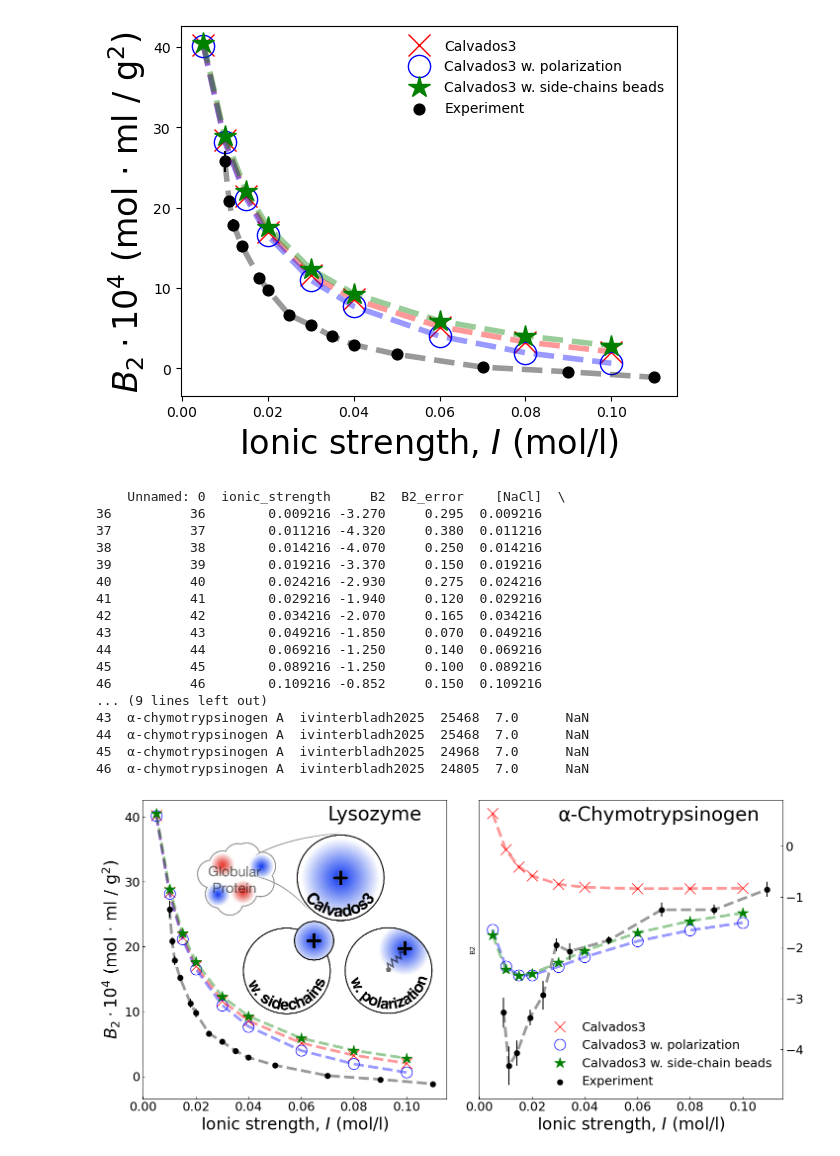
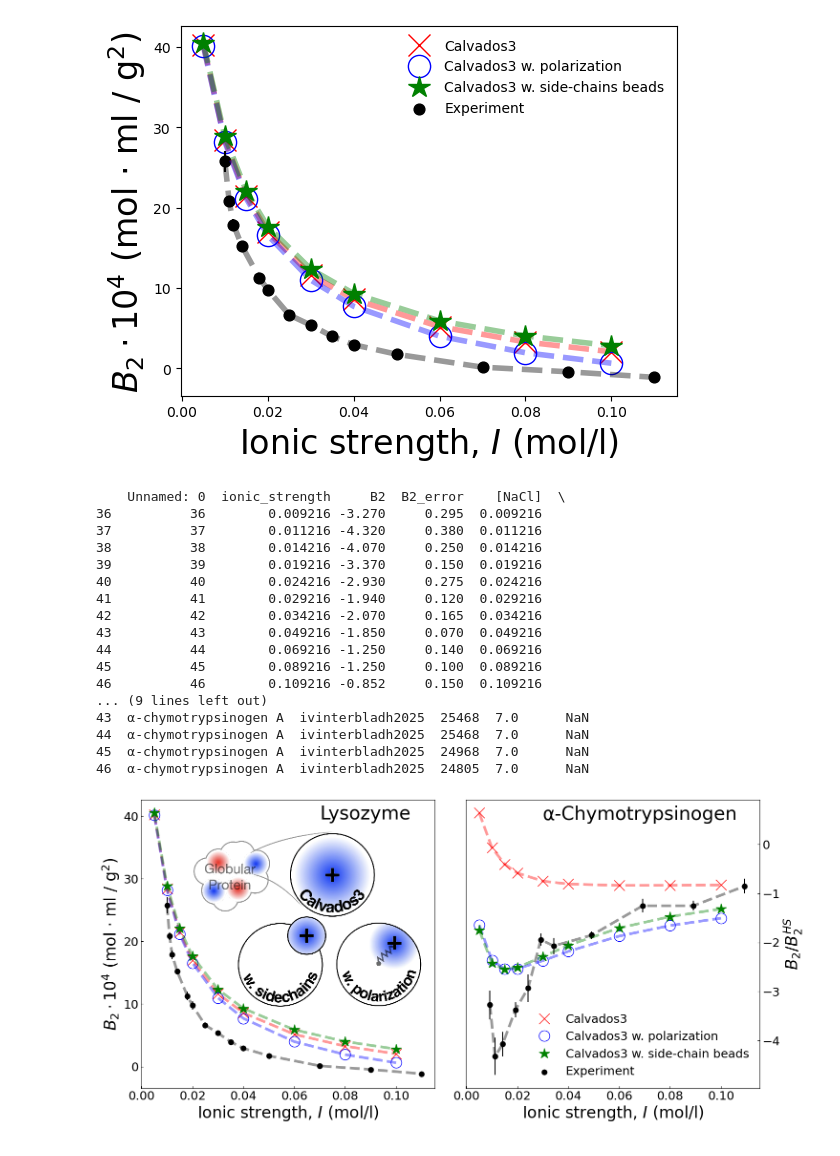
Before and after one commit to mlund/SI-pose-exploration, a Jupyter notebook: protein_b2/plot.ipynb, the cells around one changed output. Drawn from its saved outputs; the diff is of its cells as text; code cells hidden in the pictures.

Commit message:
updated lys-cgn graph

```diff
--- a/protein_b2/plot.ipynb
+++ b/protein_b2/plot.ipynb
@@ -127,6 +127,8 @@ plt.tight_layout()
 ax[0].yaxis.set_ticks_position("left")
 ax[0].tick_params(direction="in", labelsize=18)
 ax[1].yaxis.set_ticks_position("right")
+ax[1].yaxis.set_label_position("right")
+ax[1].set_ylabel(r"$B_2/B^{HS}_2$", fontsize=24)
 ax[1].tick_params(direction="in", labelsize=18)
 ax[0].text(0.07, 39.5, "Lysozyme", fontsize= 28)
 ax[1].text(0.03, 0.5, "α-Chymotrypsinogen", fontsize= 28)
@@ -141,31 +143,31 @@ ab = AnnotationBbox(imagebox, (0.065, 23.5), frameon=False)  # position (x, y)
 ax[0].add_artist(ab)
 # ax[0].text(
 #     0.05,
 #     28.2,
 #     "Charged\nresidue\nrepresentations",
 #     fontsize="small",
 #     fontstyle="italic",
 #     ha="center",
 #     va="center",
 # )
 plt.savefig("lys-cgn.pdf")
 plt.show()
 # %% [output]
     Unnamed: 0  ionic_strength     B2  B2_error    [NaCl]  \
 36          36        0.009216 -3.270     0.295  0.009216
 37          37        0.011216 -4.320     0.380  0.011216
 38          38        0.014216 -4.070     0.250  0.014216
 39          39        0.019216 -3.370     0.150  0.019216
 40          40        0.024216 -2.930     0.275  0.024216
 41          41        0.029216 -1.940     0.120  0.029216
 42          42        0.034216 -2.070     0.165  0.034216
 43          43        0.049216 -1.850     0.070  0.049216
 44          44        0.069216 -1.250     0.140  0.069216
 45          45        0.089216 -1.250     0.100  0.089216
 46          46        0.109216 -0.852     0.150  0.109216
 ... (9 lines left out)
 43  α-chymotrypsinogen A  ivinterbladh2025  25468  7.0      NaN
 44  α-chymotrypsinogen A  ivinterbladh2025  25468  7.0      NaN
 45  α-chymotrypsinogen A  ivinterbladh2025  24968  7.0      NaN
 46  α-chymotrypsinogen A  ivinterbladh2025  24805  7.0      NaN
-[figure, old version]
+[figure, new version]
```
Also changed, not shown: 4 other files.
